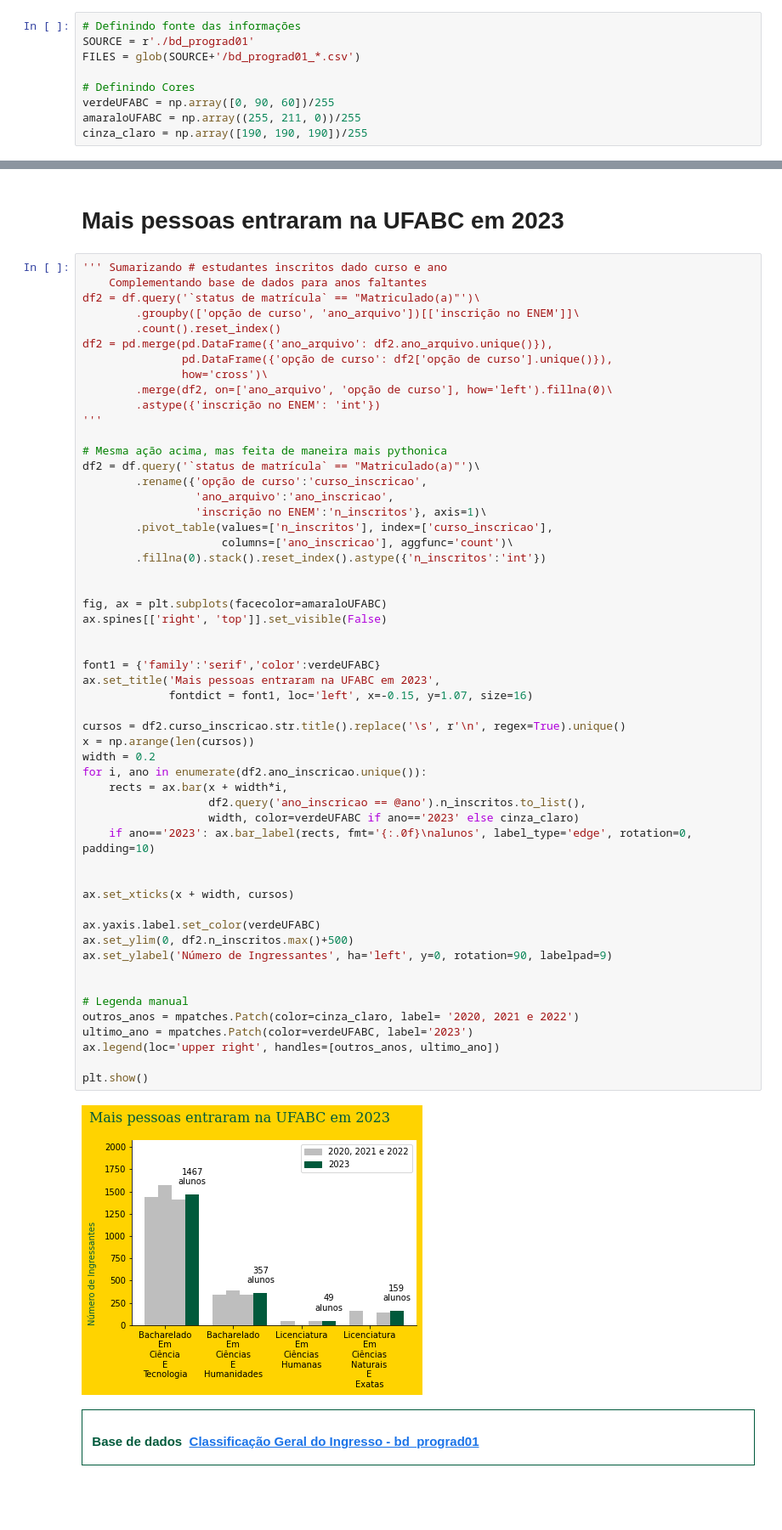
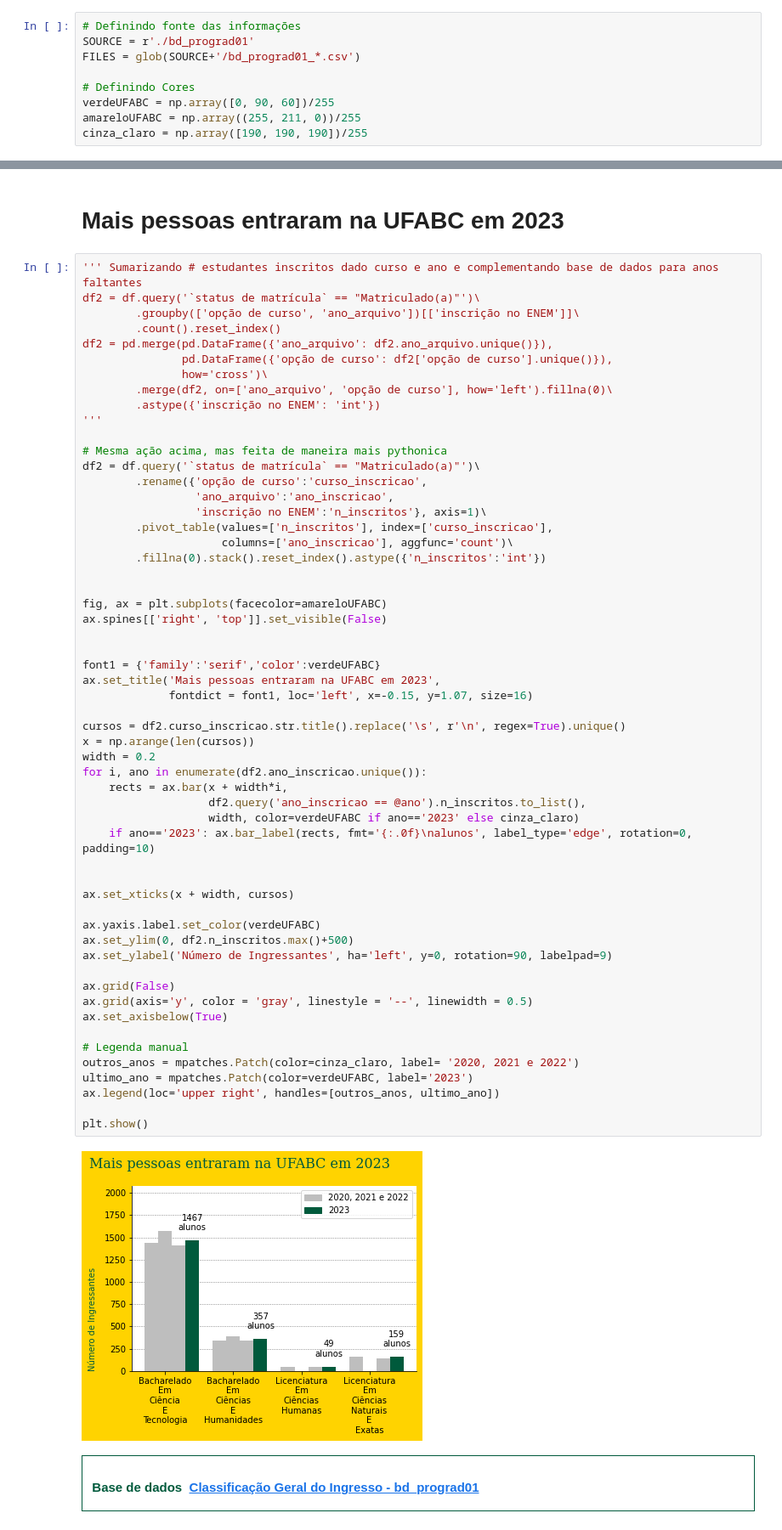
Before and after one commit to LeoDiasTrindade/Playground, a Jupyter notebook: AnaliseIngressoUFABC.ipynb, the cells around one changed output, grey strips where cells are left out. Shown at 85% size. Cells and saved outputs as stored; diff of their text form; blank space fills up the shorter version.

```diff
--- a/AnaliseIngressoUFABC.ipynb
+++ b/AnaliseIngressoUFABC.ipynb
@@ -38,7 +38,7 @@ FILES = glob(SOURCE+'/bd_prograd01_*.csv')
 
 # Definindo Cores
 verdeUFABC = np.array([0, 90, 60])/255
-amaraloUFABC = np.array((255, 211, 0))/255
+amareloUFABC = np.array((255, 211, 0))/255
 cinza_claro = np.array([190, 190, 190])/255
 # %%
 # Extração, formatação e limpeza da base
@@ -96,8 +96,7 @@ plt.show();
 <a id='analise2'></a>
 # Mais pessoas entraram na UFABC em 2023
 # %%
-''' Sumarizando # estudantes inscritos dado curso e ano
-    Complementando base de dados para anos faltantes
+''' Sumarizando # estudantes inscritos dado curso e ano e complementando base de dados para anos faltantes
 df2 = df.query('`status de matrícula` == "Matriculado(a)"')\
         .groupby(['opção de curso', 'ano_arquivo'])[['inscrição no ENEM']]\
         .count().reset_index()
@@ -118,39 +117,42 @@ df2 = df.query('`status de matrícula` == "Matriculado(a)"')\
         .fillna(0).stack().reset_index().astype({'n_inscritos':'int'})
 
 
-fig, ax = plt.subplots(facecolor=amaraloUFABC)
+fig, ax = plt.subplots(facecolor=amareloUFABC)
 ax.spines[['right', 'top']].set_visible(False)
 
 
 font1 = {'family':'serif','color':verdeUFABC}
 ax.set_title('Mais pessoas entraram na UFABC em 2023',
              fontdict = font1, loc='left', x=-0.15, y=1.07, size=16)
 
 cursos = df2.curso_inscricao.str.title().replace('\s', r'\n', regex=True).unique()
 x = np.arange(len(cursos))
 width = 0.2
 for i, ano in enumerate(df2.ano_inscricao.unique()):
     rects = ax.bar(x + width*i,
                    df2.query('ano_inscricao == @ano').n_inscritos.to_list(),
                    width, color=verdeUFABC if ano=='2023' else cinza_claro)
     if ano=='2023': ax.bar_label(rects, fmt='{:.0f}\nalunos', label_type='edge', rotation=0, padding=10)
 
 
 ax.set_xticks(x + width, cursos)
 
 ax.yaxis.label.set_color(verdeUFABC)
 ax.set_ylim(0, df2.n_inscritos.max()+500)
 ax.set_ylabel('Número de Ingressantes', ha='left', y=0, rotation=90, labelpad=9)
 
+ax.grid(False)
+ax.grid(axis='y', color = 'gray', linestyle = '--', linewidth = 0.5)
+ax.set_axisbelow(True)
 
 # Legenda manual
 outros_anos = mpatches.Patch(color=cinza_claro, label= '2020, 2021 e 2022')
 ultimo_ano = mpatches.Patch(color=verdeUFABC, label='2023')
 ax.legend(loc='upper right', handles=[outros_anos, ultimo_ano])
 
 plt.show()
 # %% [output]
-[figure, old version]
+[figure, new version]
 # %% [markdown]
 <div style="border: 1px solid RGB(0,90,60);" >
 <h4 style="margin: auto; padding: 3px; color: RGB(0,90,60); ">&nbsp;&nbsp;Base de dados&nbsp;&nbsp;<a href="https://dados.ufabc.edu.br/bases-dados/44-bd-prograd01">Classificação Geral do Ingresso - bd_prograd01</a></h4>
```
Also changed, not shown: parts of 1 cell of this notebook.
